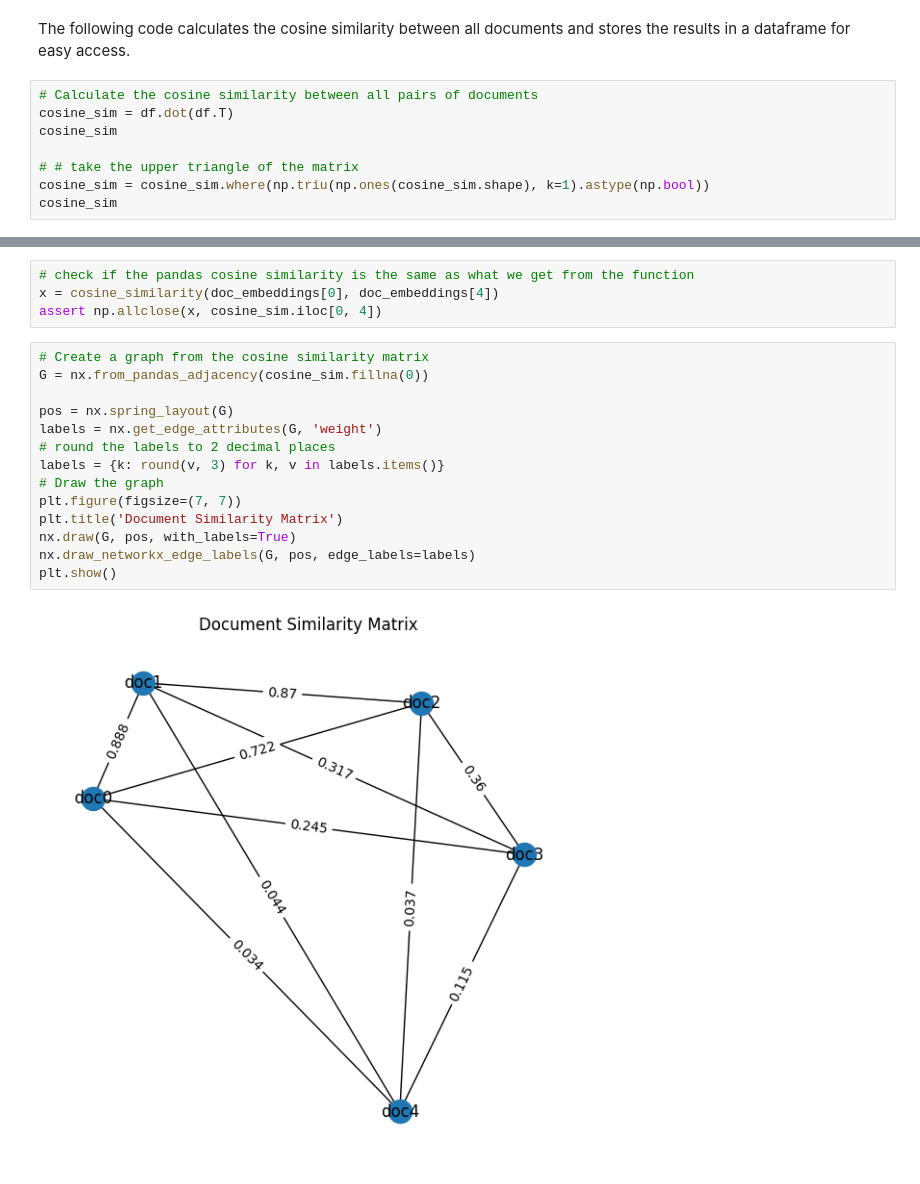
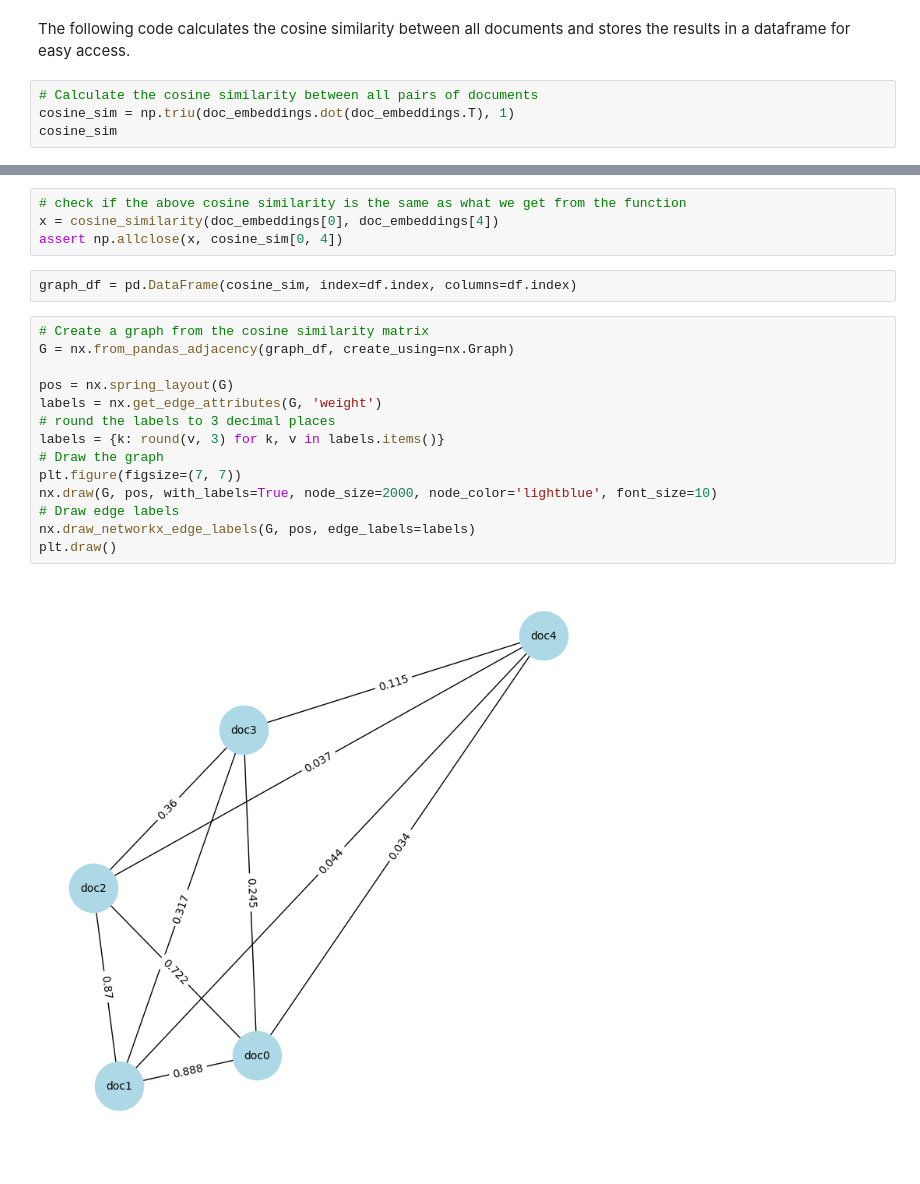
Before and after one commit to terpyPy/data-499-capstone, a Jupyter notebook: sentence_transforming.ipynb, the cells around one changed output, grey strips where cells are left out. Saved outputs shown, nothing was run; the diff lists cells and outputs as text.

Commit message:
updated Similarity calc

```diff
--- a/sentence_transforming.ipynb
+++ b/sentence_transforming.ipynb
@@ -62,10 +62,6 @@ Now that we have embeddings for all documents organized, its easy to calculate t
 The following code calculates the cosine similarity between all documents and stores the results in a dataframe for easy access.
 # %%
 # Calculate the cosine similarity between all pairs of documents
-cosine_sim = df.dot(df.T)
+cosine_sim = np.triu(doc_embeddings.dot(doc_embeddings.T), 1)
 cosine_sim
-
-# # take the upper triangle of the matrix
-cosine_sim = cosine_sim.where(np.triu(np.ones(cosine_sim.shape), k=1).astype(np.bool))
-cosine_sim
 # %% [output]
@@ -78,20 +74,22 @@ cosine_sim
 # %%
-# check if the pandas cosine similarity is the same as what we get from the function
+# check if the above cosine similarity is the same as what we get from the function
 x = cosine_similarity(doc_embeddings[0], doc_embeddings[4])
-assert np.allclose(x, cosine_sim.iloc[0, 4])
+assert np.allclose(x, cosine_sim[0, 4])
+# %%
+graph_df = pd.DataFrame(cosine_sim, index=df.index, columns=df.index)
 # %%
 # Create a graph from the cosine similarity matrix
-G = nx.from_pandas_adjacency(cosine_sim.fillna(0))
+G = nx.from_pandas_adjacency(graph_df, create_using=nx.Graph)
 
 pos = nx.spring_layout(G)
 labels = nx.get_edge_attributes(G, 'weight')
-# round the labels to 2 decimal places
+# round the labels to 3 decimal places
 labels = {k: round(v, 3) for k, v in labels.items()}
 # Draw the graph
 plt.figure(figsize=(7, 7))
-plt.title('Document Similarity Matrix')
-nx.draw(G, pos, with_labels=True)
+nx.draw(G, pos, with_labels=True, node_size=2000, node_color='lightblue', font_size=10)
+# Draw edge labels
 nx.draw_networkx_edge_labels(G, pos, edge_labels=labels)
-plt.show()
+plt.draw()
 # %% [output]
-[figure, old version]
+[figure, new version]
```
Also changed, not shown: parts of 1 cell of this notebook.
